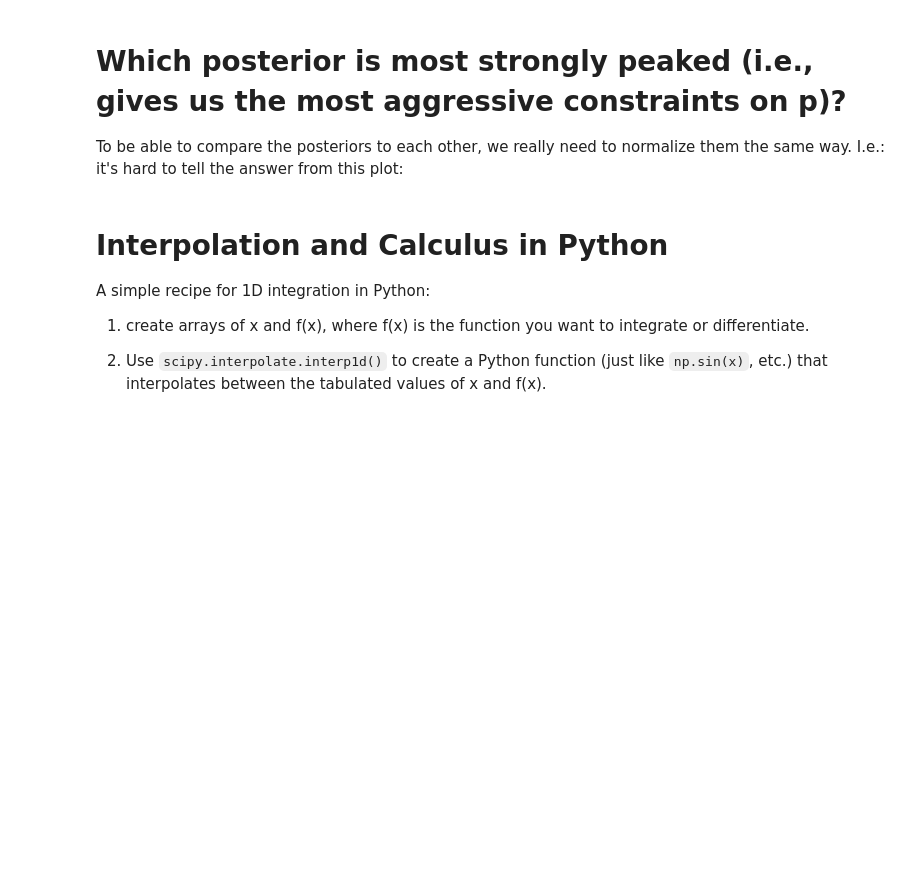
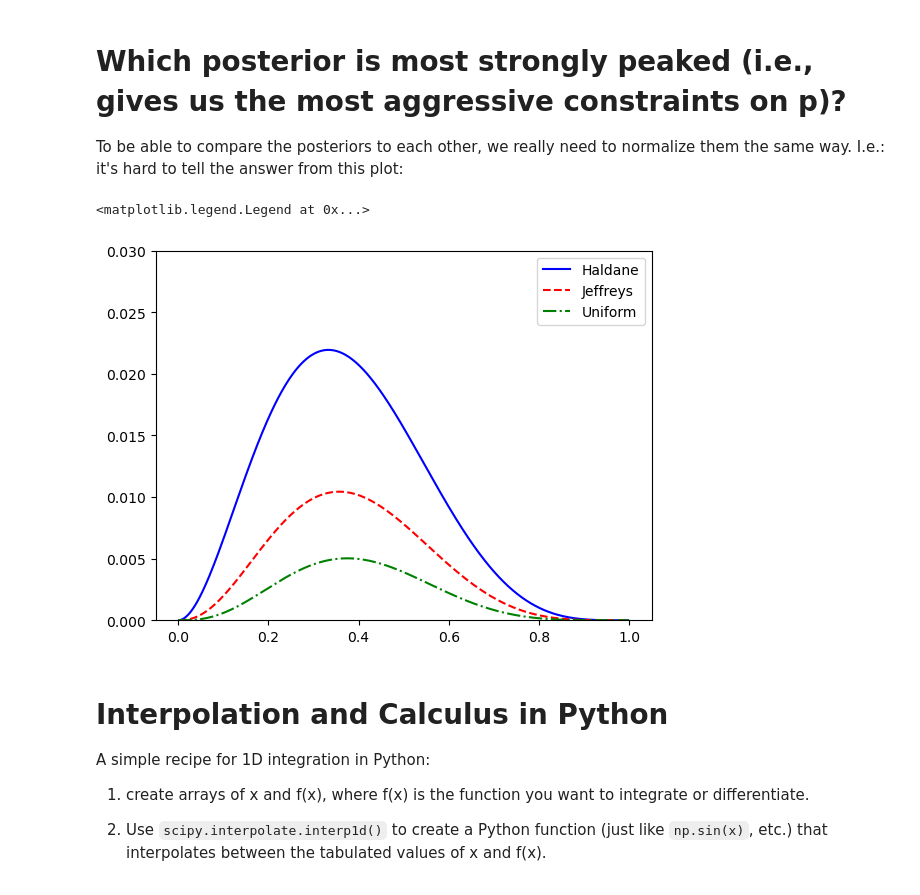
Before and after one commit to chernya4/classes, a Jupyter notebook: PHYS3704_DataScience/jupyter_notebooks/Lecture 6.ipynb, the cells around one changed output. Cells and saved outputs as stored; diff of their text form; code cells hidden in the pictures; blank space fills up the shorter version.

```diff
--- a/PHYS3704_DataScience/jupyter_notebooks/Lecture 6.ipynb
+++ b/PHYS3704_DataScience/jupyter_notebooks/Lecture 6.ipynb
@@ -54,8 +61,12 @@ To be able to compare the posteriors to each other, we really need to normalize
 # %%
 plt.plot(p,likelihood*prior_h,'b-',label = 'Haldane')
 plt.plot(p,likelihood*prior_j,'r--',label='Jeffreys')
 plt.plot(p,likelihood*prior_u,'g-.',label='Uniform')
+plt.ylim(0,0.03)
 plt.legend()
+# %% [output]
+<matplotlib.legend.Legend at 0x...>
+[figure, added]
 # %% [markdown]
 # Interpolation and Calculus in Python
 
```
Also changed, not shown: parts of 16 cells of this notebook, 2 other files.
